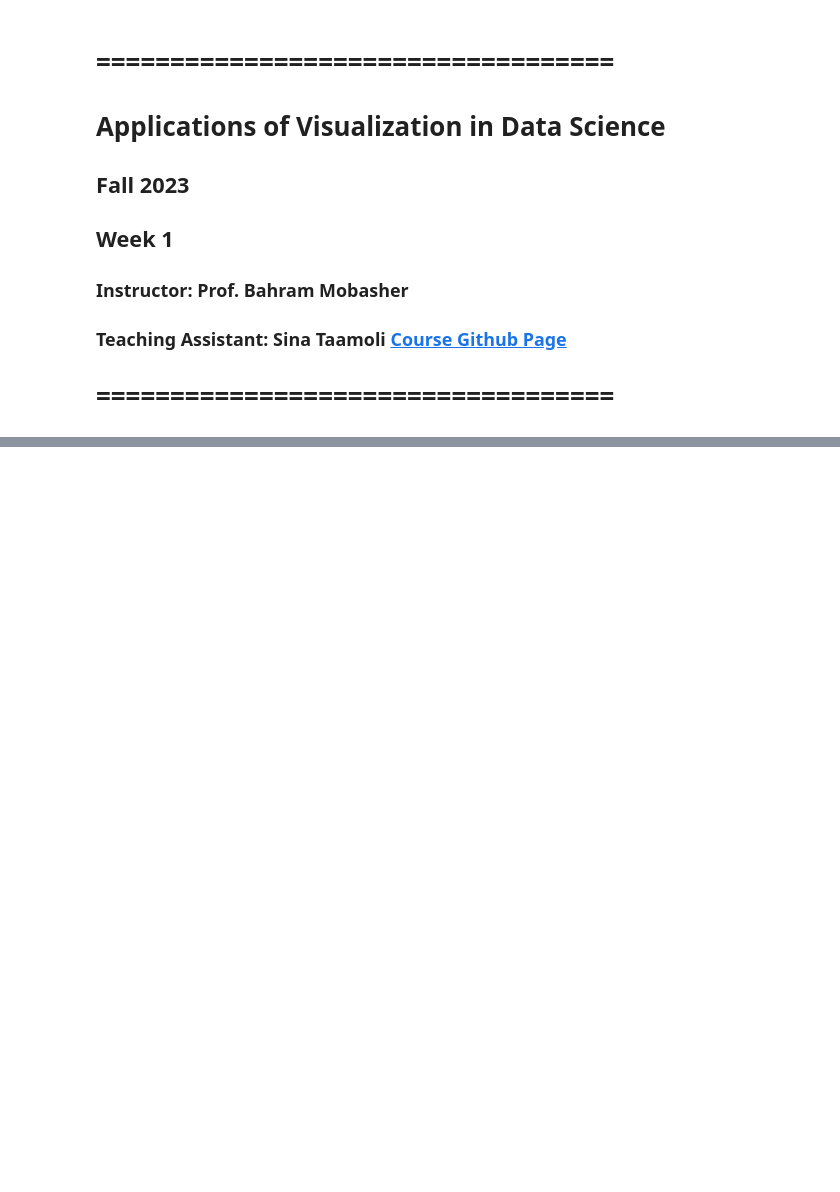
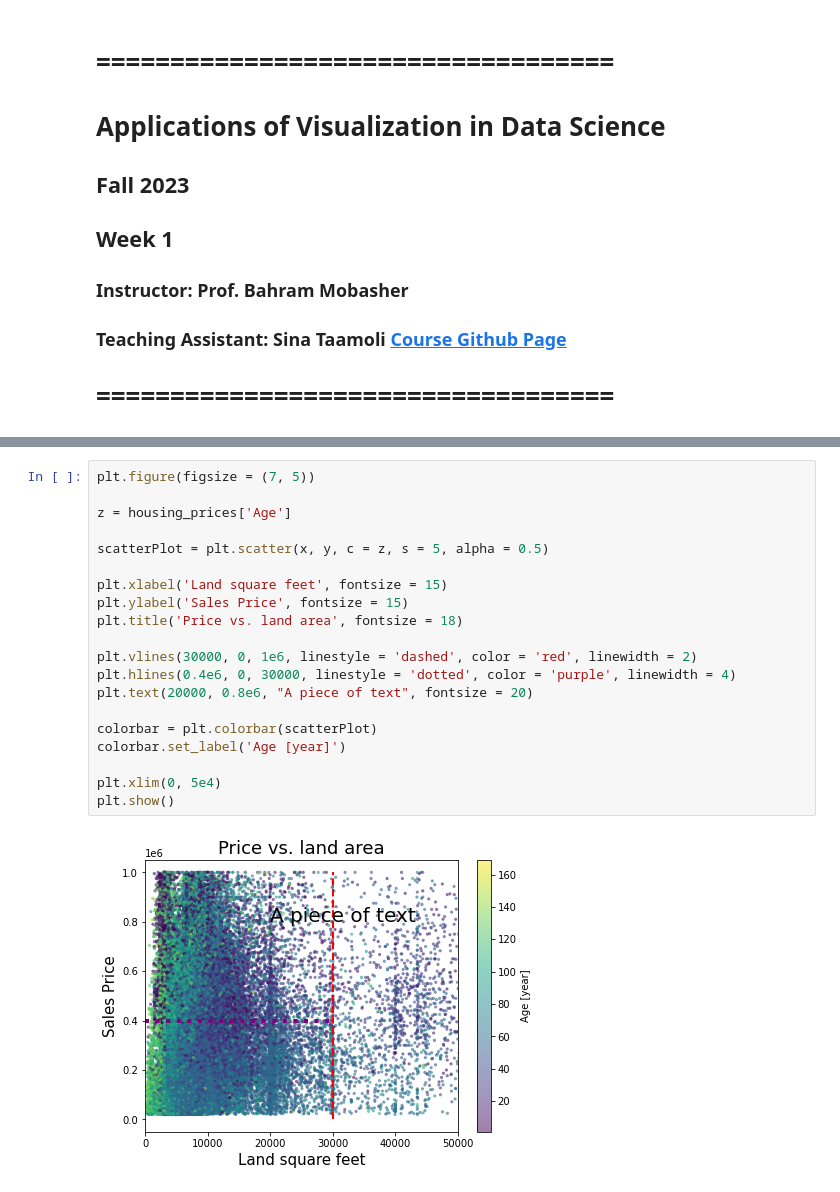
Before and after one commit to sinataamoli/Data-Visualization-and-Computer-Graphics, a Jupyter notebook: Notebooks/Week 1.ipynb, the cells around one changed output, grey strips where cells are left out. Drawn from its saved outputs; the diff is of its cells as text; blank space fills up the shorter version.

```diff
--- a/Notebooks/Week 1.ipynb
+++ b/Notebooks/Week 1.ipynb
@@ -22,0 +123,22 @@ Mostly being used for 2D plotting: it is fast and efficient, you can add many de
+# %%
+plt.figure(figsize = (7, 5))
+
+z = housing_prices['Age']
+
+scatterPlot = plt.scatter(x, y, c = z, s = 5, alpha = 0.5)
+
+plt.xlabel('Land square feet', fontsize = 15)
+plt.ylabel('Sales Price', fontsize = 15)
+plt.title('Price vs. land area', fontsize = 18)
+
+plt.vlines(30000, 0, 1e6, linestyle = 'dashed', color = 'red', linewidth = 2)
+plt.hlines(0.4e6, 0, 30000, linestyle = 'dotted', color = 'purple', linewidth = 4)
+plt.text(20000, 0.8e6, "A piece of text", fontsize = 20)
+
+colorbar = plt.colorbar(scatterPlot)
+colorbar.set_label('Age [year]')
+
+plt.xlim(0, 5e4)
+plt.show()
+# %% [output]
+[figure, added]
```
Also changed, not shown: parts of 25 cells of this notebook, 3 other files.
